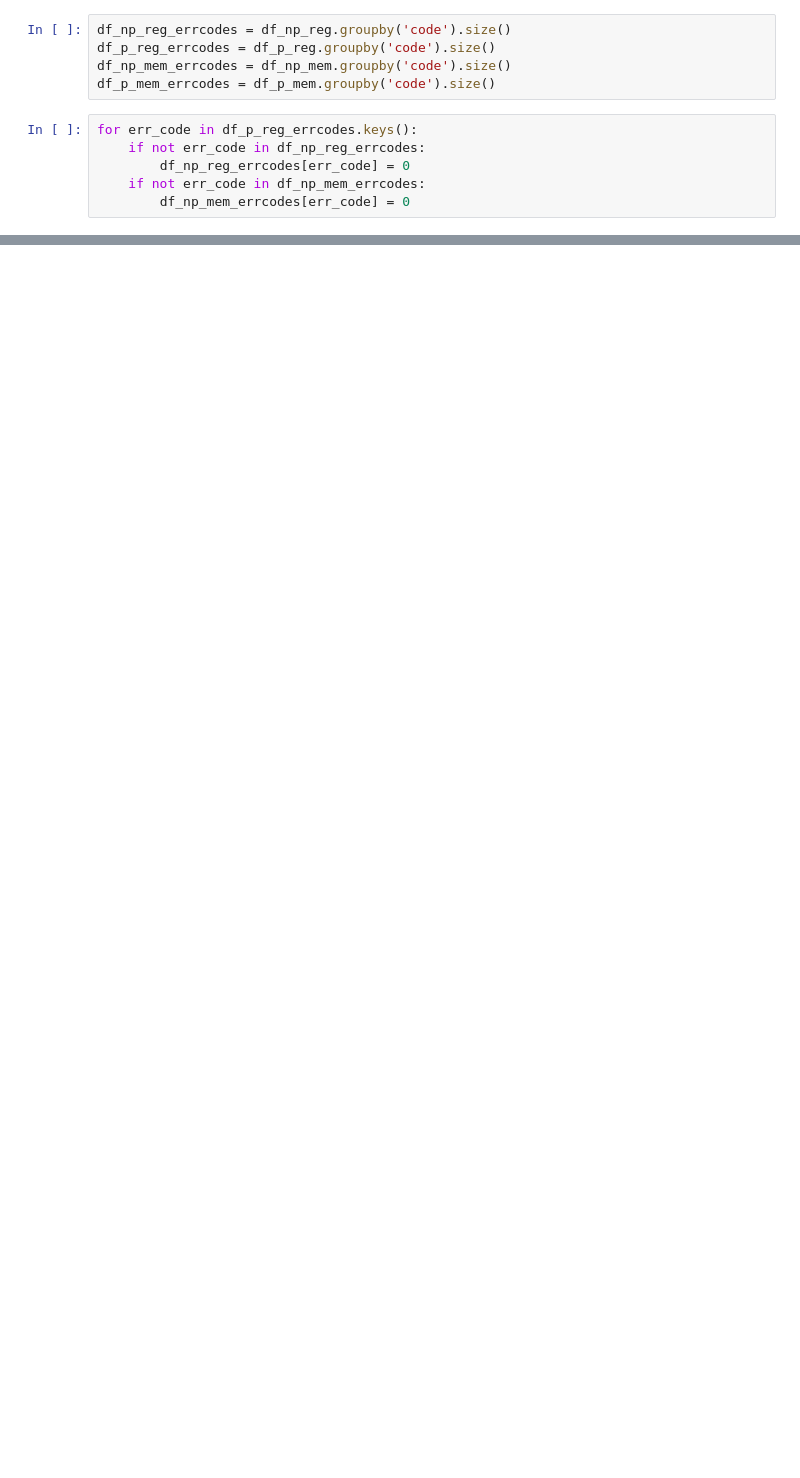
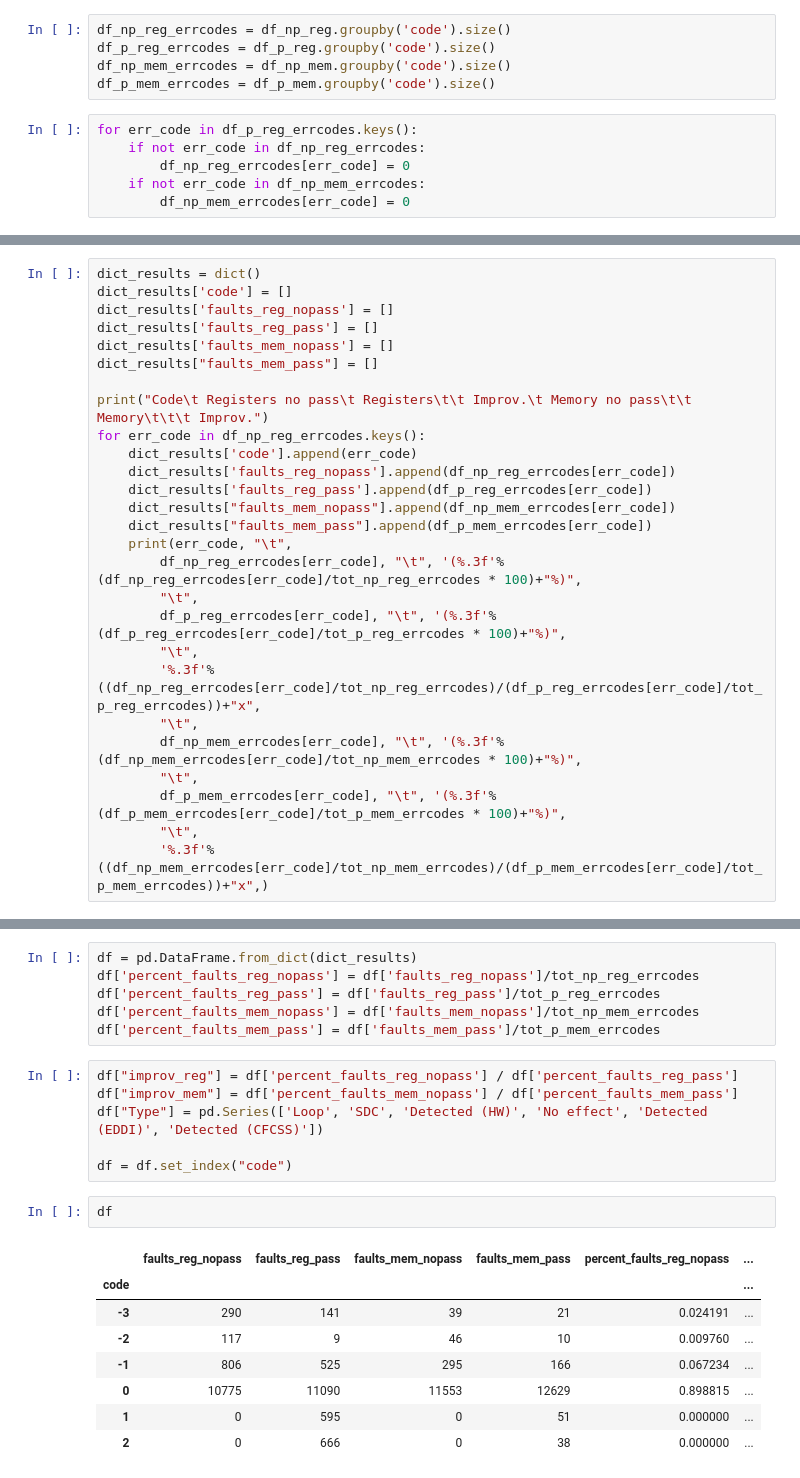
Before and after one commit to davidebaroffio-polimi/stm32l152ret6-project, a Jupyter notebook: Testing/data_analysis.ipynb, the cells around one changed output, grey strips where cells are left out. Saved outputs shown, nothing was run; the diff lists cells and outputs as text; blank space fills up the shorter version.

```diff
--- a/Testing/data_analysis.ipynb
+++ b/Testing/data_analysis.ipynb
@@ -34,0 +34,27 @@ Code    Registers (nopass)      Registers       Memory          Memory (nopass)
+# %%
+dict_results = dict()
+dict_results['code'] = []
+dict_results['faults_reg_nopass'] = []
+dict_results['faults_reg_pass'] = []
+dict_results['faults_mem_nopass'] = []
+dict_results["faults_mem_pass"] = []
+
+print("Code\t Registers no pass\t Registers\t\t Improv.\t Memory no pass\t\t Memory\t\t\t Improv.")
+for err_code in df_np_reg_errcodes.keys():
+    dict_results['code'].append(err_code)
+    dict_results['faults_reg_nopass'].append(df_np_reg_errcodes[err_code])
+    dict_results['faults_reg_pass'].append(df_p_reg_errcodes[err_code])
+    dict_results["faults_mem_nopass"].append(df_np_mem_errcodes[err_code])
+    dict_results["faults_mem_pass"].append(df_p_mem_errcodes[err_code])
+    print(err_code, "\t",
+        df_np_reg_errcodes[err_code], "\t", '(%.3f'%(df_np_reg_errcodes[err_code]/tot_np_reg_errcodes * 100)+"%)",
+        "\t",
+        df_p_reg_errcodes[err_code], "\t", '(%.3f'%(df_p_reg_errcodes[err_code]/tot_p_reg_errcodes * 100)+"%)",
+        "\t",
+        '%.3f'%((df_np_reg_errcodes[err_code]/tot_np_reg_errcodes)/(df_p_reg_errcodes[err_code]/tot_p_reg_errcodes))+"x",
+        "\t",
+        df_np_mem_errcodes[err_code], "\t", '(%.3f'%(df_np_mem_errcodes[err_code]/tot_np_mem_errcodes * 100)+"%)",
+        "\t",
+        df_p_mem_errcodes[err_code], "\t", '(%.3f'%(df_p_mem_errcodes[err_code]/tot_p_mem_errcodes * 100)+"%)",
+        "\t",
+        '%.3f'%((df_np_mem_errcodes[err_code]/tot_np_mem_errcodes)/(df_p_mem_errcodes[err_code]/tot_p_mem_errcodes))+"x",)
@@ -34,0 +69,23 @@ Code    Registers (nopass)      Registers       Memory          Memory (nopass)
+# %%
+df = pd.DataFrame.from_dict(dict_results)
+df['percent_faults_reg_nopass'] = df['faults_reg_nopass']/tot_np_reg_errcodes
+df['percent_faults_reg_pass'] = df['faults_reg_pass']/tot_p_reg_errcodes
+df['percent_faults_mem_nopass'] = df['faults_mem_nopass']/tot_np_mem_errcodes
+df['percent_faults_mem_pass'] = df['faults_mem_pass']/tot_p_mem_errcodes
+# %%
+df["improv_reg"] = df['percent_faults_reg_nopass'] / df['percent_faults_reg_pass']
+df["improv_mem"] = df['percent_faults_mem_nopass'] / df['percent_faults_mem_pass']
+df["Type"] = pd.Series(['Loop', 'SDC', 'Detected (HW)', 'No effect', 'Detected (EDDI)', 'Detected (CFCSS)'])
+
+df = df.set_index("code")
+# %%
+df
+# %% [output]
+|  | faults_reg_nopass | faults_reg_pass | faults_mem_nopass | faults_mem_pass | percent_faults_reg_nopass | ... |
+| code |  |  |  |  |  | ... |
+| -3 | 290 | 141 | 39 | 21 | 0.024191 | ... |
+| -2 | 117 | 9 | 46 | 10 | 0.009760 | ... |
+| -1 | 806 | 525 | 295 | 166 | 0.067234 | ... |
+| 0 | 10775 | 11090 | 11553 | 12629 | 0.898815 | ... |
+| 1 | 0 | 595 | 0 | 51 | 0.000000 | ... |
+| 2 | 0 | 666 | 0 | 38 | 0.000000 | ... |
```
Also changed, not shown: parts of 6 cells of this notebook, 3 other files.
